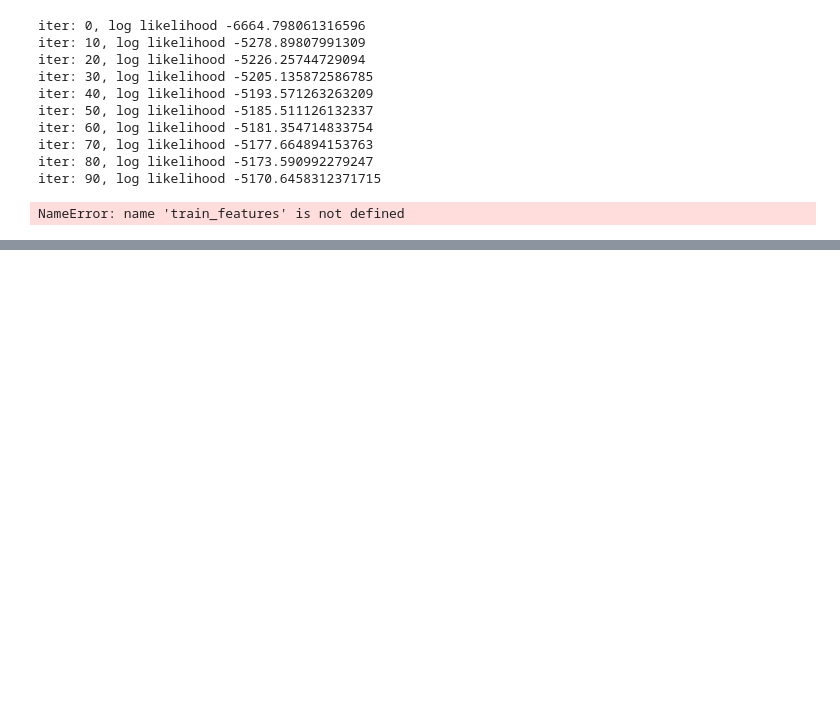
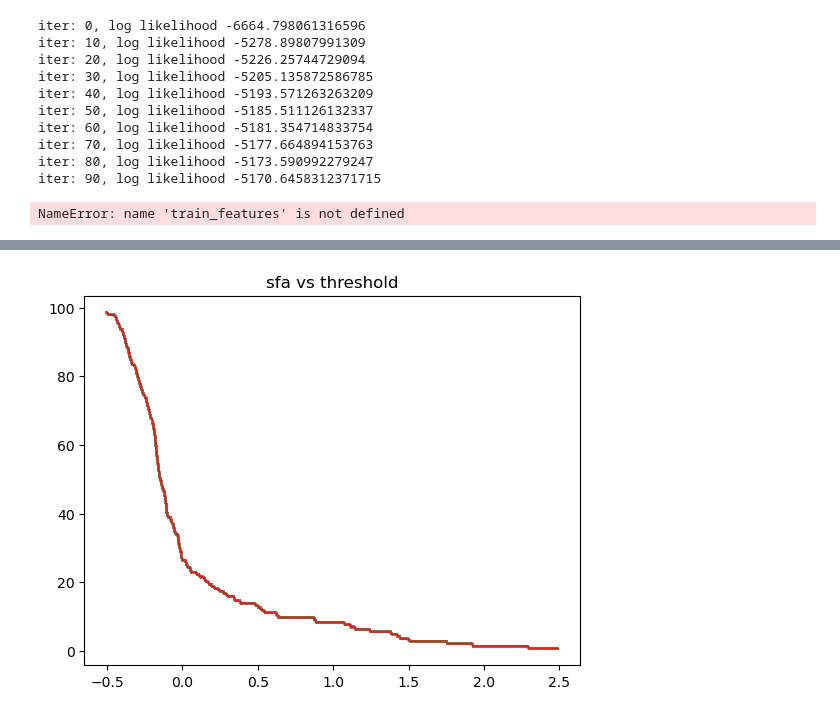
Before and after one commit to Davidjames9610/ubm, a Jupyter notebook: gmm-ubm/speaker_verification_using_gmm.ipynb, the cells around one changed output, grey strips where cells are left out. Cells and saved outputs as stored; diff of their text form; code cells hidden in the pictures; blank space fills up the shorter version.

```diff
--- a/gmm-ubm/speaker_verification_using_gmm.ipynb
+++ b/gmm-ubm/speaker_verification_using_gmm.ipynb
@@ -391,0 +447,13 @@ for i in range(len(speakers)):
+# %%
+llr_cat = np.concatenate(llr, axis=0)
+thresholds = np.arange(-0.5,2.5,0.01)
+thresholds = np.expand_dims(thresholds, axis=1)
+ones = np.ones((1, len(llr_cat)))
+thresholds = thresholds * ones
+ffr = np.mean((llr_cat > thresholds), axis=1)
+# %%
+plt.plot(thresholds, ffr * 100)
+plt.title('sfa vs threshold')
+plt.show()
+# %% [output]
+[figure, added]
```
Also changed, not shown: parts of 8 cells of this notebook.
